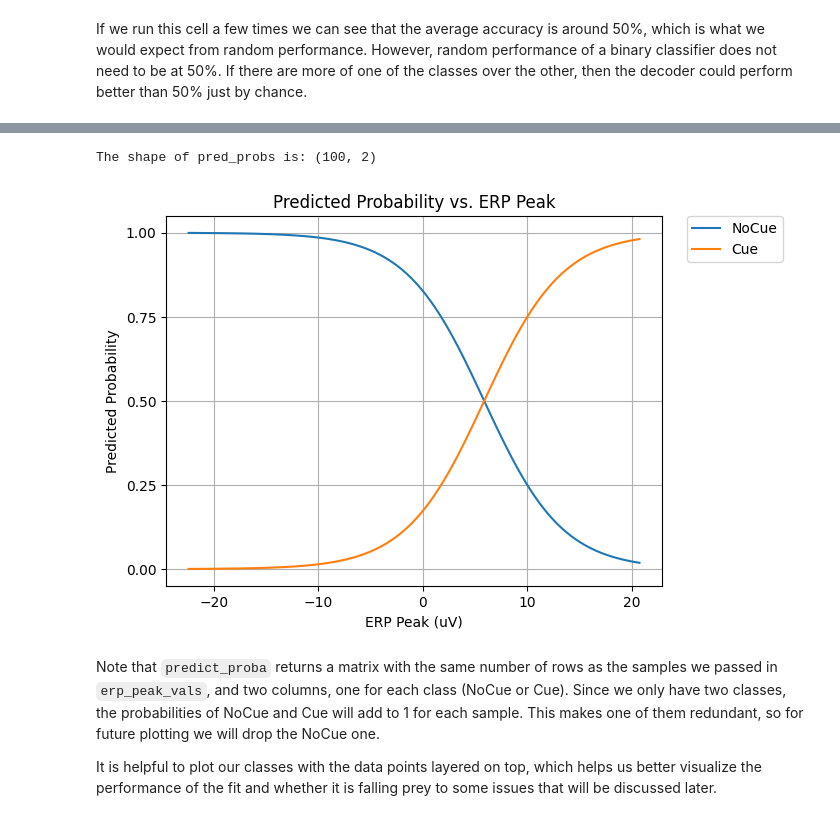
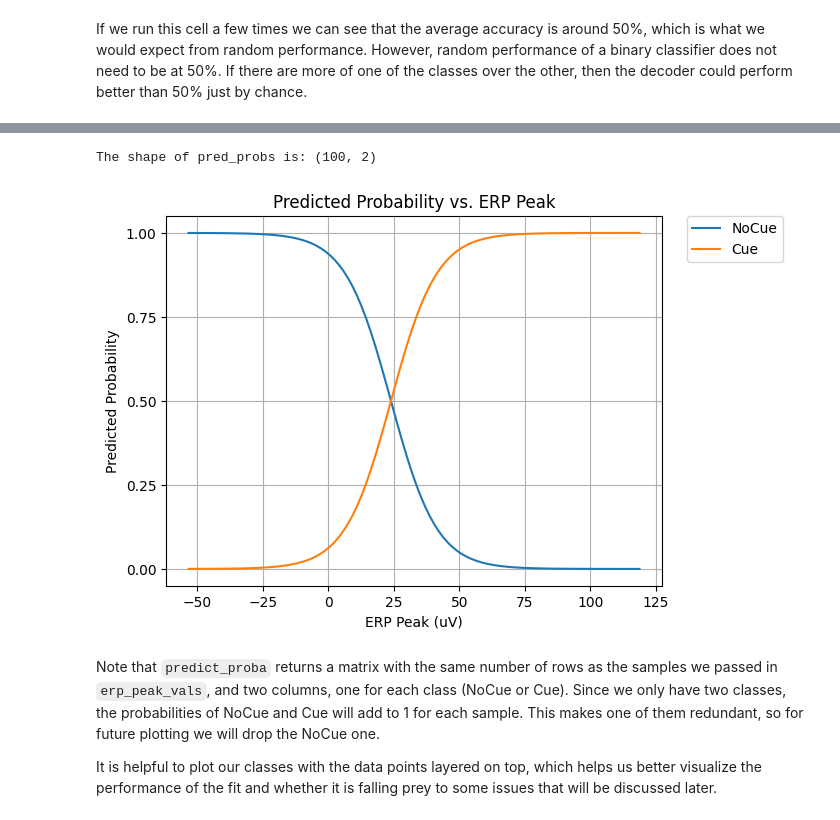
Before and after one commit to dbheadley/DecodingTheBrain, a Jupyter notebook: Week3/notes.ipynb, the cells around one changed output, grey strips where cells are left out. Drawn from its saved outputs; the diff is of its cells as text; code cells hidden in the pictures.

```diff
--- a/Week3/notes.ipynb
+++ b/Week3/notes.ipynb
@@ -670,14 +669,21 @@ Random prediction accuracy: 50.00%
 # %% [markdown]
 If we run this cell a few times we can see that the average accuracy is around 50%, which is what we would expect from random performance. However, random performance of a binary classifier does not need to be at 50%. If there are more of one of the classes over the other, then the decoder could perform better than 50% just by chance.
 # %%
+# Create new logistic regression classifier for unbalanced data set
+clf_ub = LogisticRegression()
+
 # remove no-cue trials
-vals_mod = vals[:-20].copy() # remove last 10 trials, which are no-cue trials
-class_act_mod = class_act[:-20].copy() # remove last 10 trials, which are no-cue trials
+vals_ub = vals[:-20].copy() # remove last 10 trials, which are no-cue trials
+class_act_ub = class_act[:-20].copy() # remove last 10 trials, which are no-cue trials
 
-clf.fit(vals_mod, class_act_mod)
-score_mod = clf.score(vals_mod, class_act_mod)
-print('Accuracy for our model: {:.2f}%'.format(score_mod*100))
+clf.fit(vals_ub, class_act_ub)
+score_ub = clf.score(vals_ub, class_act_ub)
+print('Accuracy for unbalanced model: {:.2f}%'.format(score_ub*100))
 
-score_rand = clf.score(vals_mod, np.random.permutation(class_act_mod))
-print('Accuracy for random model: {:.2f}%'.format(score_rand*100))
+
+# randomly permute (shuffle) the class labels
+np.random.seed(43)
+class_rand_ub = np.random.permutation(class_act_ub)
+score_rand_ub = clf.score(vals_ub, class_rand_ub)
+print('Accuracy for unbalanced random model: {:.2f}%'.format(score_rand_ub*100))
 # %% [output]
@@ -739,27 +814,27 @@ We might want to also visualize the logistic function that was fitted. To do thi
 # %%
 # create range of feature values
-min_erp_peak = np.min(X)
-max_erp_peak = np.max(X)
+min_erp_peak = np.min(vals)
+max_erp_peak = np.max(vals)
 erp_peak_vals = np.linspace(min_erp_peak, max_erp_peak, 100)
 erp_peak_vals = erp_peak_vals[:, np.newaxis]
 
 # predict probabilities over range of values
 pred_probs = clf.predict_proba(erp_peak_vals)
 print('The shape of pred_probs is: {}'.format(pred_probs.shape))
 
 # plot predicted probability of each class
 plt.plot(erp_peak_vals, pred_probs[:,0], label='NoCue')
 plt.plot(erp_peak_vals, pred_probs[:,1], label='Cue')
 plt.xlabel('ERP Peak (uV)')
 plt.ylabel('Predicted Probability')
 plt.title('Predicted Probability vs. ERP Peak')
 plt.yticks(np.arange(0,1.1,0.25))
 plt.grid()
 plt.legend(bbox_to_anchor=(1.05, 1), loc=2, borderaxespad=0.)
 plt.show()
 # %% [output]
 The shape of pred_probs is: (100, 2)
-[figure, old version]
+[figure, new version]
 # %% [markdown]
 Note that `predict_proba` returns a matrix with the same number of rows as the samples we passed in `erp_peak_vals`, and two columns, one for each class (NoCue or Cue). Since we only have two classes, the probabilities of NoCue and Cue will add to 1 for each sample. This makes one of them redundant, so for future plotting we will drop the NoCue one.
 
```
Also changed, not shown: parts of 31 cells of this notebook.
